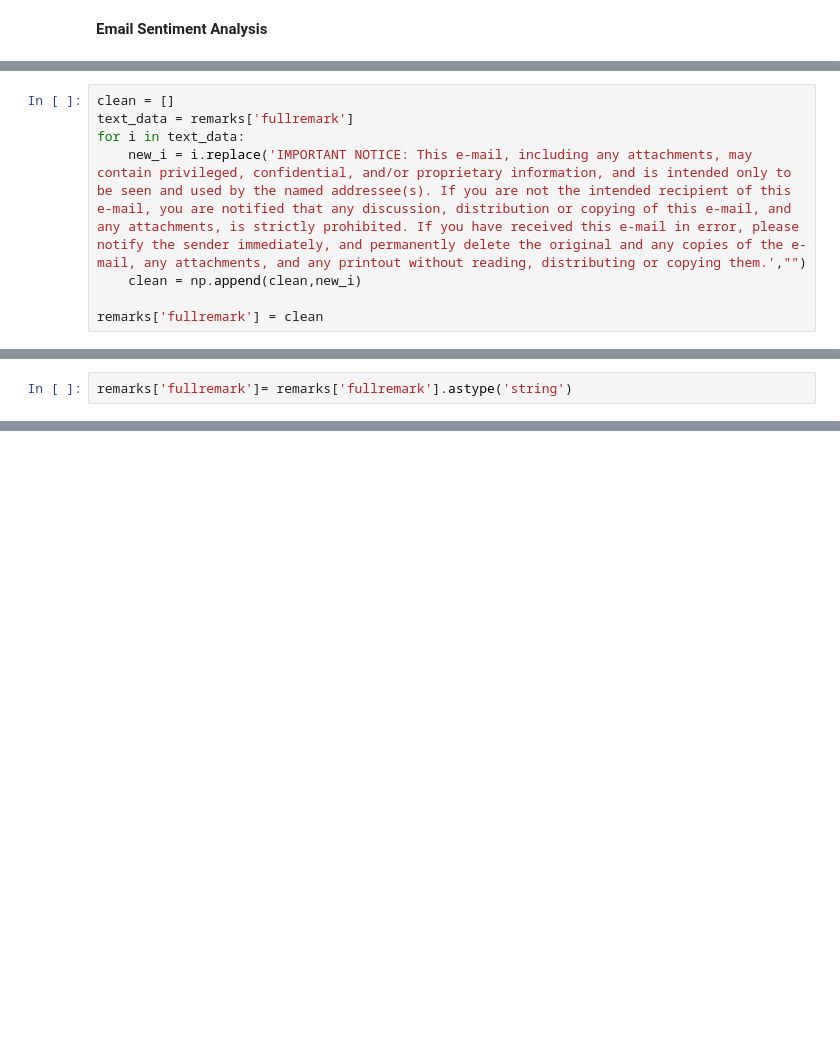
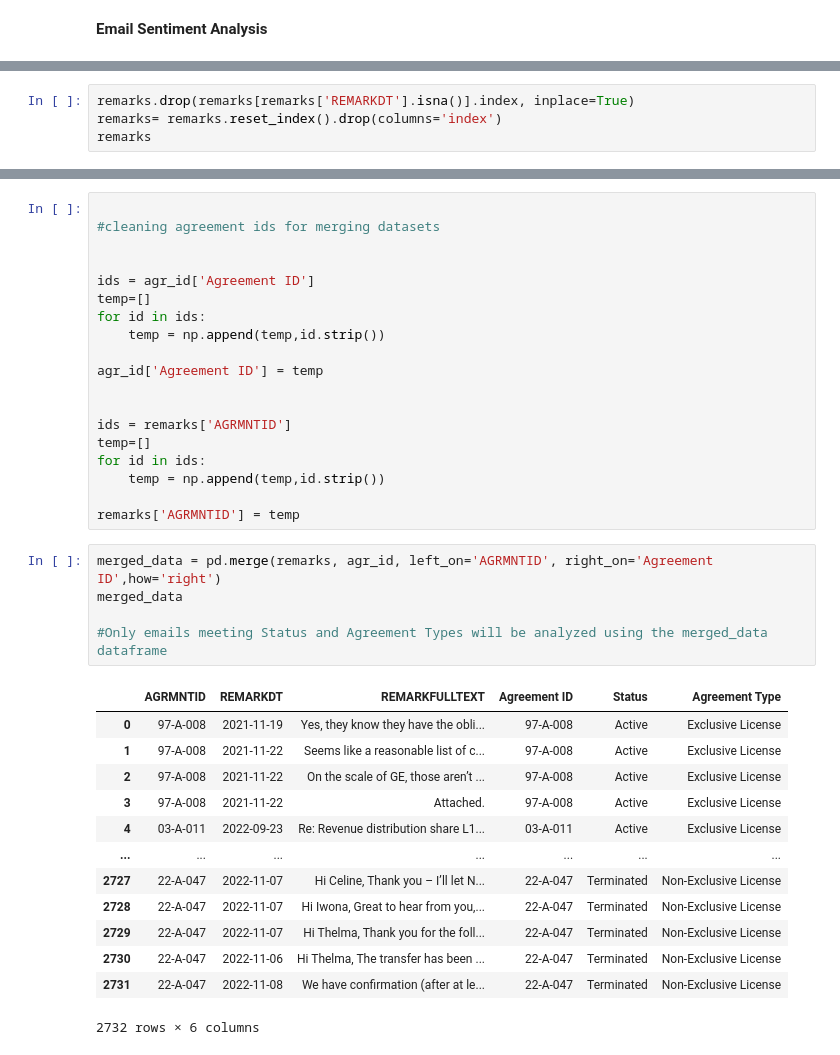
Before and after one commit to Kylehanna/PredictingInnovation, a Jupyter notebook: agreementseda.ipynb, the cells around one changed output, grey strips where cells are left out. Cells and saved outputs as stored; diff of their text form; blank space fills up the shorter version.

```diff
--- a/agreementseda.ipynb
+++ b/agreementseda.ipynb
@@ -568,8 +264,0 @@ remarks['fullremark'][0]
-# %%
-clean = []
-text_data = remarks['fullremark']
-for i in text_data:
-    new_i = i.replace('IMPORTANT NOTICE: This e-mail, including any attachments, may contain privileged, confidential, and/or proprietary information, and is intended only to be seen and used by the named addressee(s). If you are not the intended recipient of this e-mail, you are notified that any discussion, distribution or copying of this e-mail, and any attachments, is strictly prohibited. If you have received this e-mail in error, please notify the sender immediately, and permanently delete the original and any copies of the e-mail, any attachments, and any printout without reading, distributing or copying them.',"")
-    clean = np.append(clean,new_i)
-
-remarks['fullremark'] = clean
@@ -599,2 +264,0 @@ dtype: object
-# %%
-remarks['fullremark']= remarks['fullremark'].astype('string')
@@ -825,0 +273,4 @@ df
+# %%
+remarks.drop(remarks[remarks['REMARKDT'].isna()].index, inplace=True)
+remarks= remarks.reset_index().drop(columns='index')
+remarks
@@ -825,0 +291,38 @@ df
+# %%
+
+#cleaning agreement ids for merging datasets
+
+
+ids = agr_id['Agreement ID']
+temp=[]
+for id in ids:
+    temp = np.append(temp,id.strip())
+
+agr_id['Agreement ID'] = temp
+
+
+ids = remarks['AGRMNTID']
+temp=[]
+for id in ids:
+    temp = np.append(temp,id.strip())
+
+remarks['AGRMNTID'] = temp
+# %%
+merged_data = pd.merge(remarks, agr_id, left_on='AGRMNTID', right_on='Agreement ID',how='right')
+merged_data
+
+#Only emails meeting Status and Agreement Types will be analyzed using the merged_data dataframe
+# %% [output]
+|  | AGRMNTID | REMARKDT | REMARKFULLTEXT | Agreement ID | Status | Agreement Type |
+| 0 | 97-A-008 | 2021-11-19 | Yes, they know they have the obli... | 97-A-008 | Active | Exclusive License |
+| 1 | 97-A-008 | 2021-11-22 | Seems like a reasonable list of c... | 97-A-008 | Active | Exclusive License |
+| 2 | 97-A-008 | 2021-11-22 | On the scale of GE, those aren’t ... | 97-A-008 | Active | Exclusive License |
+| 3 | 97-A-008 | 2021-11-22 | Attached. | 97-A-008 | Active | Exclusive License |
+| 4 | 03-A-011 | 2022-09-23 | Re: Revenue distribution share L1... | 03-A-011 | Active | Exclusive License |
+| ... | ... | ... | ... | ... | ... | ... |
+| 2727 | 22-A-047 | 2022-11-07 | Hi Celine, Thank you – I’ll let N... | 22-A-047 | Terminated | Non-Exclusive License |
+| 2728 | 22-A-047 | 2022-11-07 | Hi Iwona, Great to hear from you,... | 22-A-047 | Terminated | Non-Exclusive License |
+| 2729 | 22-A-047 | 2022-11-07 | Hi Thelma, Thank you for the foll... | 22-A-047 | Terminated | Non-Exclusive License |
+| 2730 | 22-A-047 | 2022-11-06 | Hi Thelma, The transfer has been ... | 22-A-047 | Terminated | Non-Exclusive License |
+| 2731 | 22-A-047 | 2022-11-08 | We have confirmation (after at le... | 22-A-047 | Terminated | Non-Exclusive License |
+2732 rows × 6 columns
```
Also changed, not shown: parts of 159 cells of this notebook, 13 other files.
